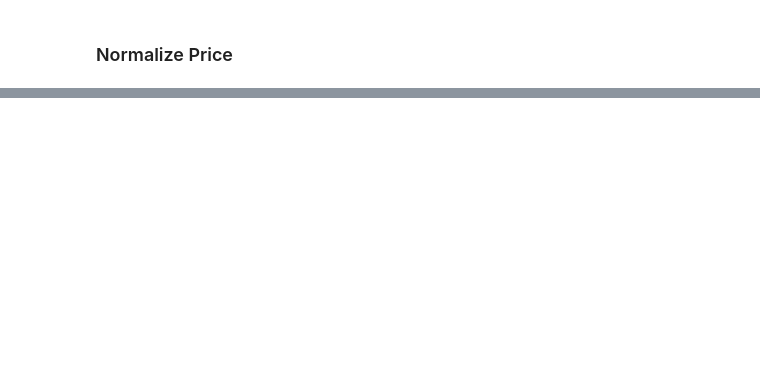
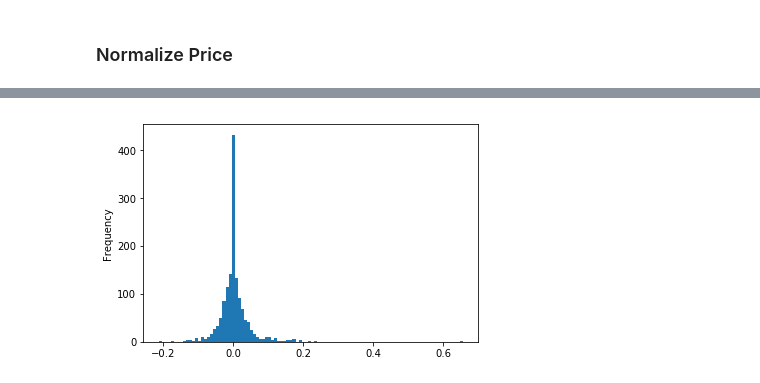
Before and after one commit to mariuszrokita/money-machine, a Jupyter notebook: Notebooks/Single stock - analysis.ipynb, the cells around one changed output, grey strips where cells are left out. Drawn from its saved outputs; the diff is of its cells as text; code cells hidden in the pictures; blank space fills up the shorter version.

```diff
--- a/Notebooks/Single stock - analysis.ipynb
+++ b/Notebooks/Single stock - analysis.ipynb
@@ -46,0 +63,2 @@ plt.title("'{stock_symbol}' - Total Stock Value");
+# %%
+stock['Daily Return'] = stock['Close'].pct_change(1)
@@ -46,0 +75,4 @@ plt.title("'{stock_symbol}' - Total Stock Value");
+# %%
+stock['Daily Return'].plot(kind='hist', bins=100);
+# %% [output]
+[figure, added]
```
Also changed, not shown: parts of 50 cells of this notebook.
